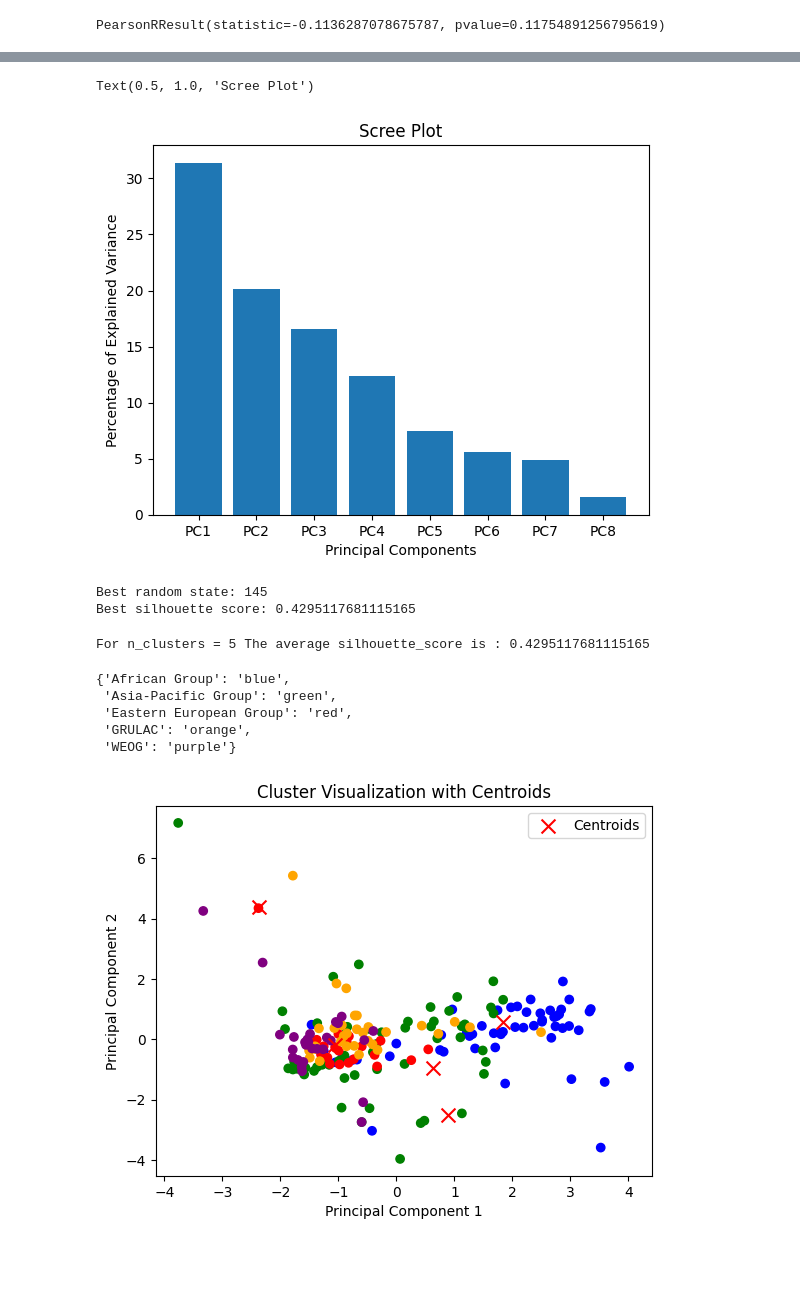
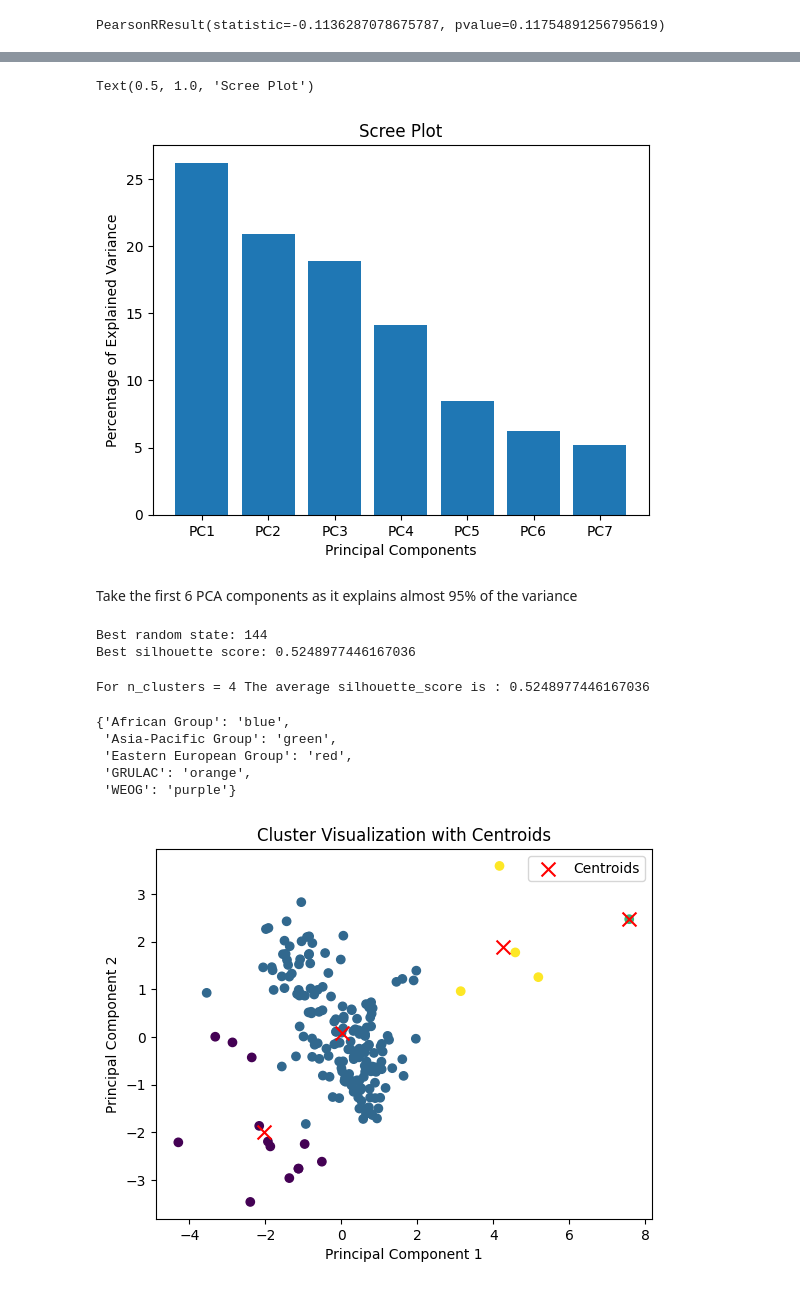
Before and after one commit to luanakimley/low-carbon-development-composite-index, a Jupyter notebook: multivariate_analysis.ipynb, the cells around one changed output, grey strips where cells are left out. Saved outputs shown, nothing was run; the diff lists cells and outputs as text; code cells hidden in the pictures; blank space fills up the shorter version.

Commit message:
:sparkles: Implement kmeans cluster analysis

```diff
--- a/multivariate_analysis.ipynb
+++ b/multivariate_analysis.ipynb
@@ -488,5 +499,6 @@ lcdci_df_dropped = lcdci_df_dropped.drop('region', axis=1)
 lcdci_df_dropped = lcdci_df_dropped.drop('co2_emissions', axis=1)
 lcdci_df_dropped = lcdci_df_dropped.drop('methane_emissions', axis=1)
 lcdci_df_dropped = lcdci_df_dropped.drop('nitrous_oxide_emissions', axis=1)
+lcdci_df_dropped = lcdci_df_dropped.drop('cooking_clean_fuel_and_technologies_access', axis=1)
 lcdci_df_dropped.head()
 # %% [output]
@@ -538,4 +549,4 @@ plt.xlabel("Principal Components")
 plt.title("Scree Plot")
 # %% [output]
 Text(0.5, 1.0, 'Scree Plot')
-[figure, old version]
+[figure, new version]
@@ -544,3 +553,5 @@ from sklearn.cluster import KMeans
+# %% [markdown]
+Take the first 6 PCA components as it explains almost 95% of the variance
 # %%
 selected_components = lcdci_df_pca[:, :6]
 # %%
@@ -548,23 +560,23 @@ from sklearn.metrics import silhouette_score
 # %%
-num_clusters = 5
+num_clusters = 4
 # %%
-# best_random_state = None
-# best_silhouette_score = -1.0
+best_random_state = None
+best_silhouette_score = -1.0
 
-# random_state_values = range(0, 1000)
+random_state_values = range(0, 1000)
 
-# for random_state in random_state_values:
-#     kmeans = KMeans(n_clusters=num_clusters, random_state=random_state)
-#     clusters = kmeans.fit_predict(selected_components)
-#     silhouette_avg = silhouette_score(selected_components, clusters)
+for random_state in random_state_values:
+    kmeans = KMeans(n_clusters=num_clusters, random_state=random_state)
+    clusters = kmeans.fit_predict(selected_components)
+    silhouette_avg = silhouette_score(selected_components, clusters)
 
-#     if silhouette_avg > best_silhouette_score:
-#         best_silhouette_score = silhouette_avg
-#         best_random_state = random_state
+    if silhouette_avg > best_silhouette_score:
+        best_silhouette_score = silhouette_avg
+        best_random_state = random_state
 
-# print("Best random state:", best_random_state)
-# print("Best silhouette score:", best_silhouette_score)
+print("Best random state:", best_random_state)
+print("Best silhouette score:", best_silhouette_score)
 # %% [output]
-Best random state: 145
-Best silhouette score: 0.4295117681115165
+Best random state: 144
+Best silhouette score: 0.5248977446167036
 # %%
@@ -574,7 +586,7 @@ clusters = kmeans.fit_predict(selected_components)
 silhouette_avg = silhouette_score(selected_components, clusters)
 print("For n_clusters =", num_clusters, "The average silhouette_score is :", silhouette_avg)
 # %% [output]
-For n_clusters = 5 The average silhouette_score is : 0.4295117681115165
+For n_clusters = 4 The average silhouette_score is : 0.5248977446167036
 # %%
 colour_list = ['blue', 'green', 'red', 'orange', 'purple']
 region_colours = dict(zip(lcdci_df['region'].unique(), colour_list))
@@ -587,13 +599,13 @@ region_colours
  'GRULAC': 'orange',
  'WEOG': 'purple'}
 # %%
-plt.scatter(selected_components[:, 0], selected_components[:, 1], c=colours)
+plt.scatter(selected_components[:, 0], selected_components[:, 1], c=clusters)
 plt.scatter(kmeans.cluster_centers_[:, 0], kmeans.cluster_centers_[:, 1], marker='x', s=100, c='red', label='Centroids')
 plt.xlabel('Principal Component 1')
 plt.ylabel('Principal Component 2')
 plt.title('Cluster Visualization with Centroids')
 plt.legend()
 plt.show()
 # %% [output]
-[figure, old version]
+[figure, new version]
 # %%
```
Also changed, not shown: parts of 45 cells of this notebook, 2 other files.
